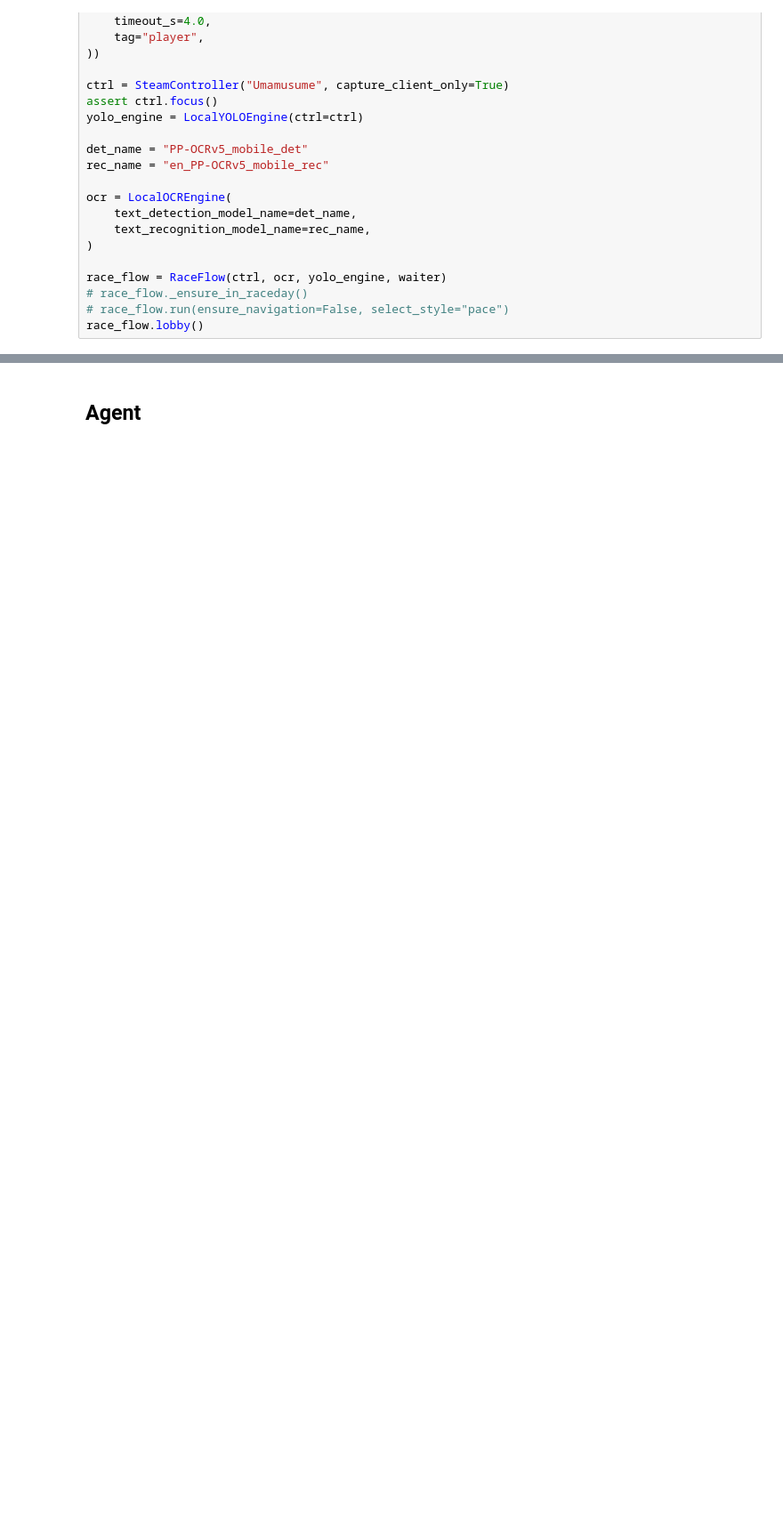
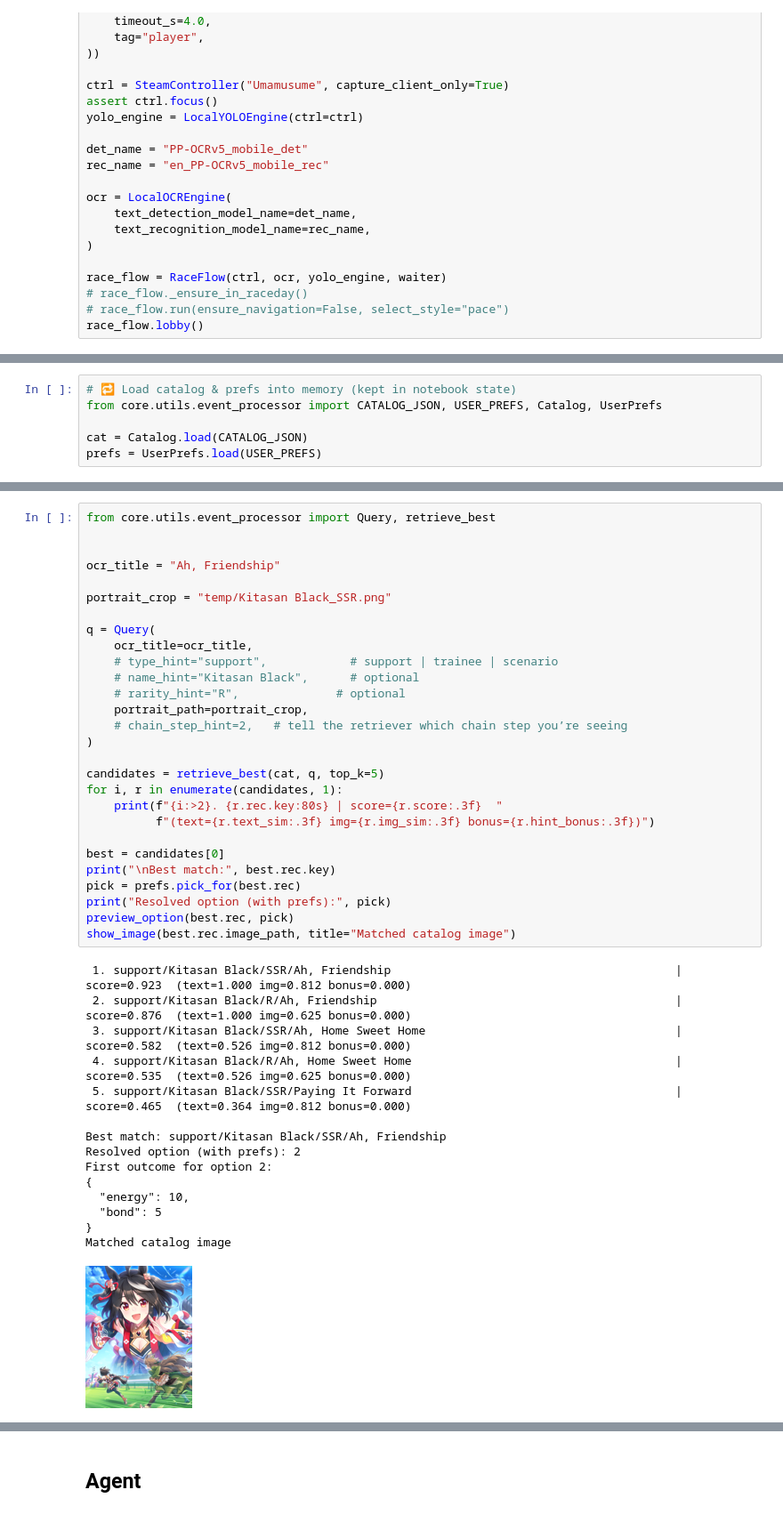
Before and after one commit to monkeymc/Umaplay, a Jupyter notebook: dev_play.ipynb, the cells around one changed output, grey strips where cells are left out. Shown at 89% size. Drawn from its saved outputs; the diff is of its cells as text; blank space fills up the shorter version.

Commit message:
events handler, base

```diff
--- a/dev_play.ipynb
+++ b/dev_play.ipynb
@@ -274,0 +567,6 @@ race_flow.lobby()
+# %%
+# 🔁 Load catalog & prefs into memory (kept in notebook state)
+from core.utils.event_processor import CATALOG_JSON, USER_PREFS, Catalog, UserPrefs
+
+cat = Catalog.load(CATALOG_JSON)
+prefs = UserPrefs.load(USER_PREFS)
@@ -274,0 +581,44 @@ race_flow.lobby()
+# %%
+from core.utils.event_processor import Query, retrieve_best
+
+
+ocr_title = "Ah, Friendship"
+
+portrait_crop = "temp/Kitasan Black_SSR.png"
+
+q = Query(
+    ocr_title=ocr_title,
+    # type_hint="support",            # support | trainee | scenario
+    # name_hint="Kitasan Black",      # optional
+    # rarity_hint="R",              # optional
+    portrait_path=portrait_crop,
+    # chain_step_hint=2,   # tell the retriever which chain step you’re seeing
+)
+
+candidates = retrieve_best(cat, q, top_k=5)
+for i, r in enumerate(candidates, 1):
+    print(f"{i:>2}. {r.rec.key:80s} | score={r.score:.3f}  "
+          f"(text={r.text_sim:.3f} img={r.img_sim:.3f} bonus={r.hint_bonus:.3f})")
+
+best = candidates[0]
+print("\nBest match:", best.rec.key)
+pick = prefs.pick_for(best.rec)
+print("Resolved option (with prefs):", pick)
+preview_option(best.rec, pick)
+show_image(best.rec.image_path, title="Matched catalog image")
+# %% [output]
+ 1. support/Kitasan Black/SSR/Ah, Friendship                                         | score=0.923  (text=1.000 img=0.812 bonus=0.000)
+ 2. support/Kitasan Black/R/Ah, Friendship                                           | score=0.876  (text=1.000 img=0.625 bonus=0.000)
+ 3. support/Kitasan Black/SSR/Ah, Home Sweet Home                                    | score=0.582  (text=0.526 img=0.812 bonus=0.000)
+ 4. support/Kitasan Black/R/Ah, Home Sweet Home                                      | score=0.535  (text=0.526 img=0.625 bonus=0.000)
+ 5. support/Kitasan Black/SSR/Paying It Forward                                      | score=0.465  (text=0.364 img=0.812 bonus=0.000)
+
+Best match: support/Kitasan Black/SSR/Ah, Friendship
+Resolved option (with prefs): 2
+First outcome for option 2:
+{
+  "energy": 10,
+  "bond": 5
+}
+Matched catalog image
+[figure, added]
```
Also changed, not shown: parts of 18 cells of this notebook, 33 other files.
